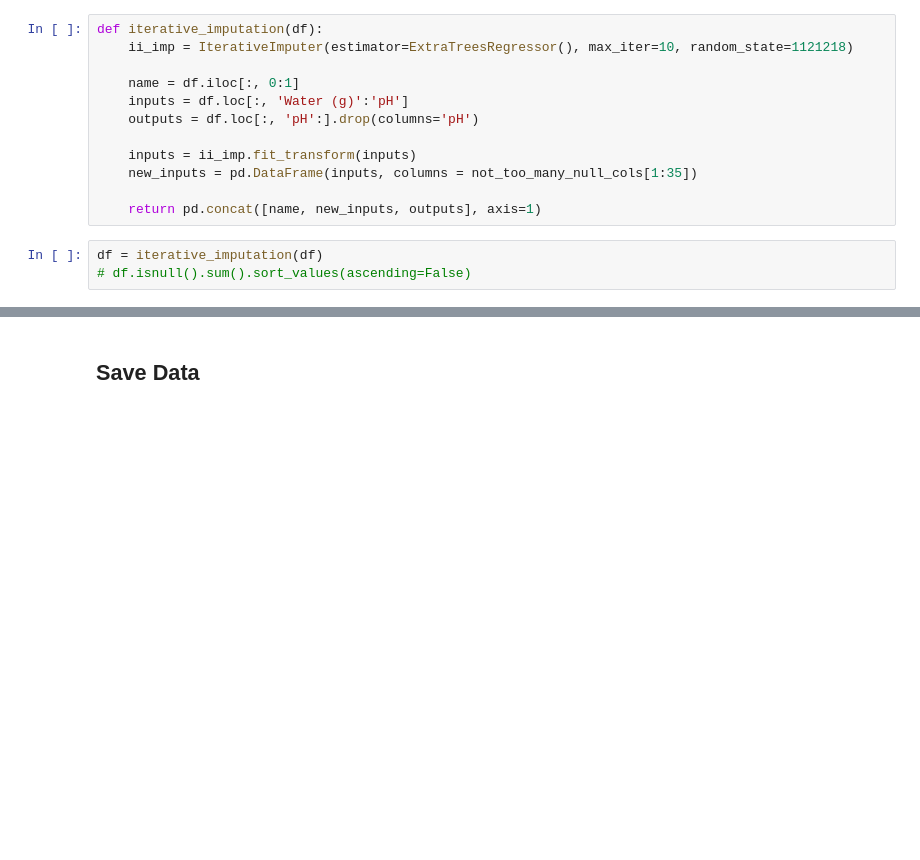
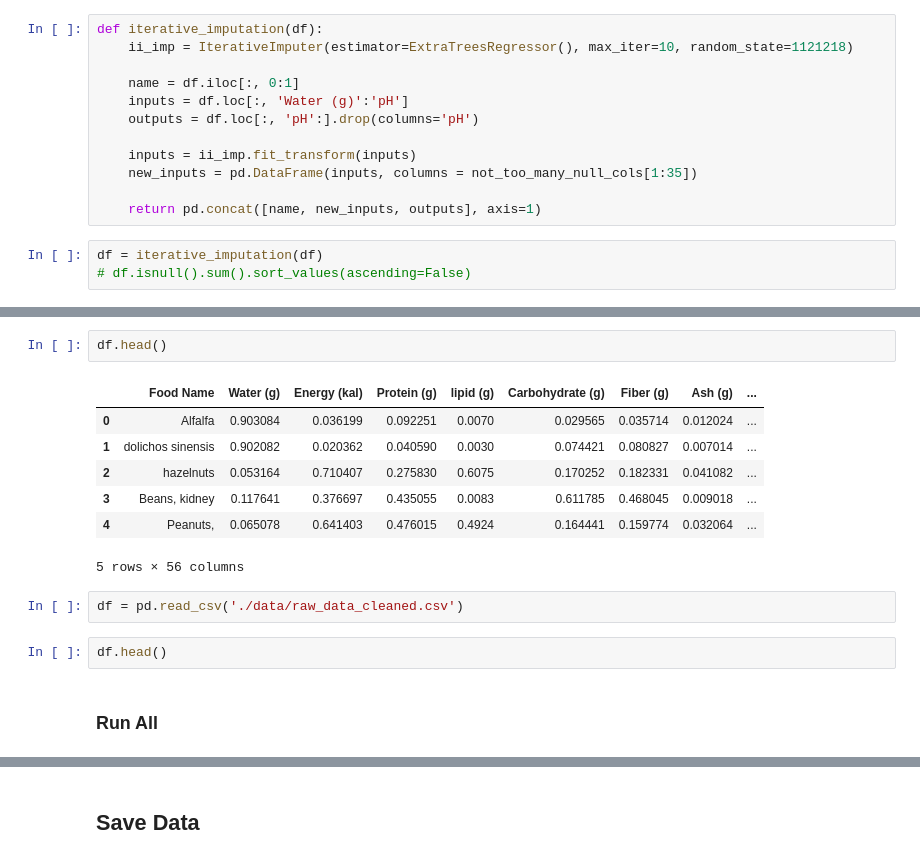
Before and after one commit to p-ai-org/p-tcm, a Jupyter notebook: data_process.ipynb, the cells around one changed output, grey strips where cells are left out. Drawn from its saved outputs; the diff is of its cells as text; blank space fills up the shorter version.

```diff
--- a/data_process.ipynb
+++ b/data_process.ipynb
@@ -219,0 +251,16 @@ df = iterative_imputation(df)
+# %%
+df.head()
+# %% [output]
+|  | Food Name | Water (g) | Energy (kal) | Protein (g) | lipid (g) | Carbohydrate (g) | Fiber (g) | Ash (g) | ... |
+| 0 | Alfalfa | 0.903084 | 0.036199 | 0.092251 | 0.0070 | 0.029565 | 0.035714 | 0.012024 | ... |
+| 1 | dolichos sinensis | 0.902082 | 0.020362 | 0.040590 | 0.0030 | 0.074421 | 0.080827 | 0.007014 | ... |
+| 2 | hazelnuts | 0.053164 | 0.710407 | 0.275830 | 0.6075 | 0.170252 | 0.182331 | 0.041082 | ... |
+| 3 | Beans, kidney | 0.117641 | 0.376697 | 0.435055 | 0.0083 | 0.611785 | 0.468045 | 0.009018 | ... |
+| 4 | Peanuts, | 0.065078 | 0.641403 | 0.476015 | 0.4924 | 0.164441 | 0.159774 | 0.032064 | ... |
+5 rows × 56 columns
+# %%
+df = pd.read_csv('./data/raw_data_cleaned.csv')
+# %%
+df.head()
+# %% [markdown]
+### Run All
```
Also changed, not shown: parts of 7 cells of this notebook, 5 other files.
